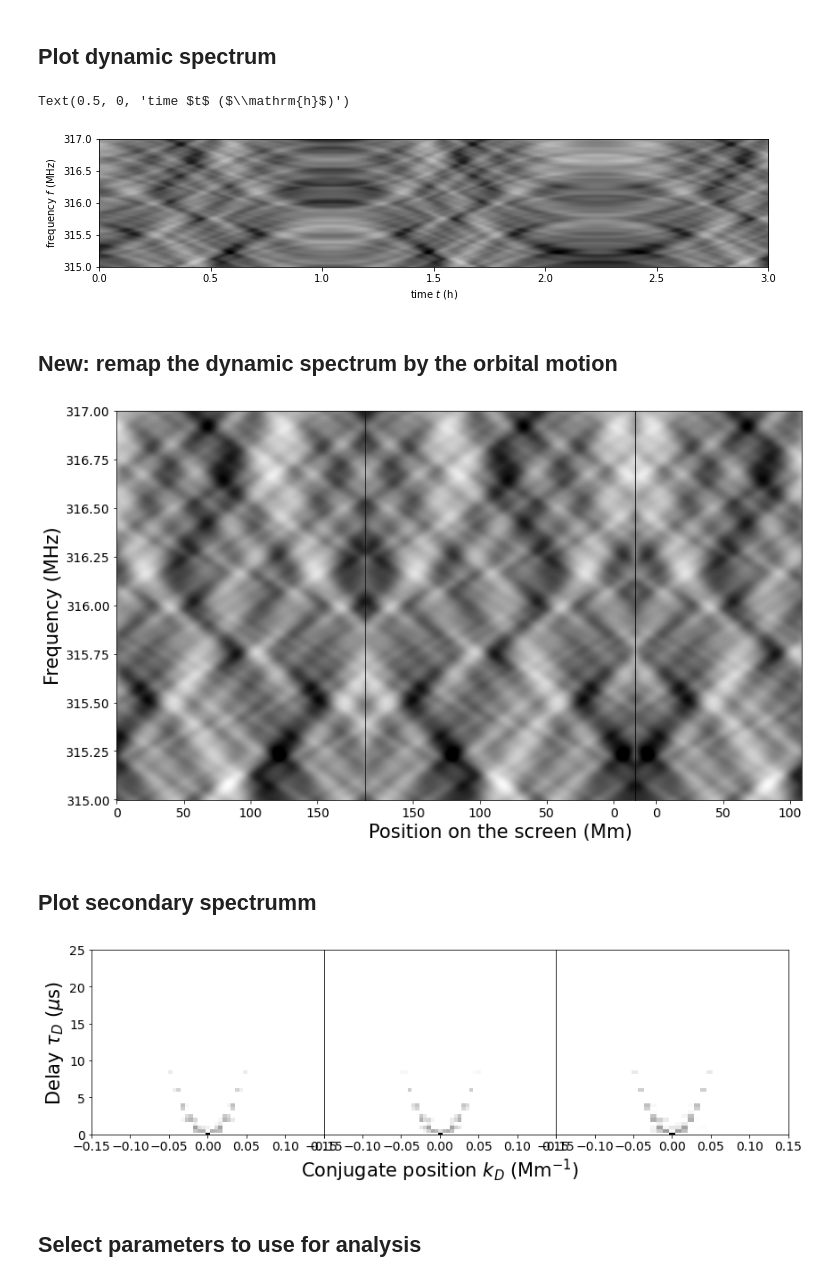
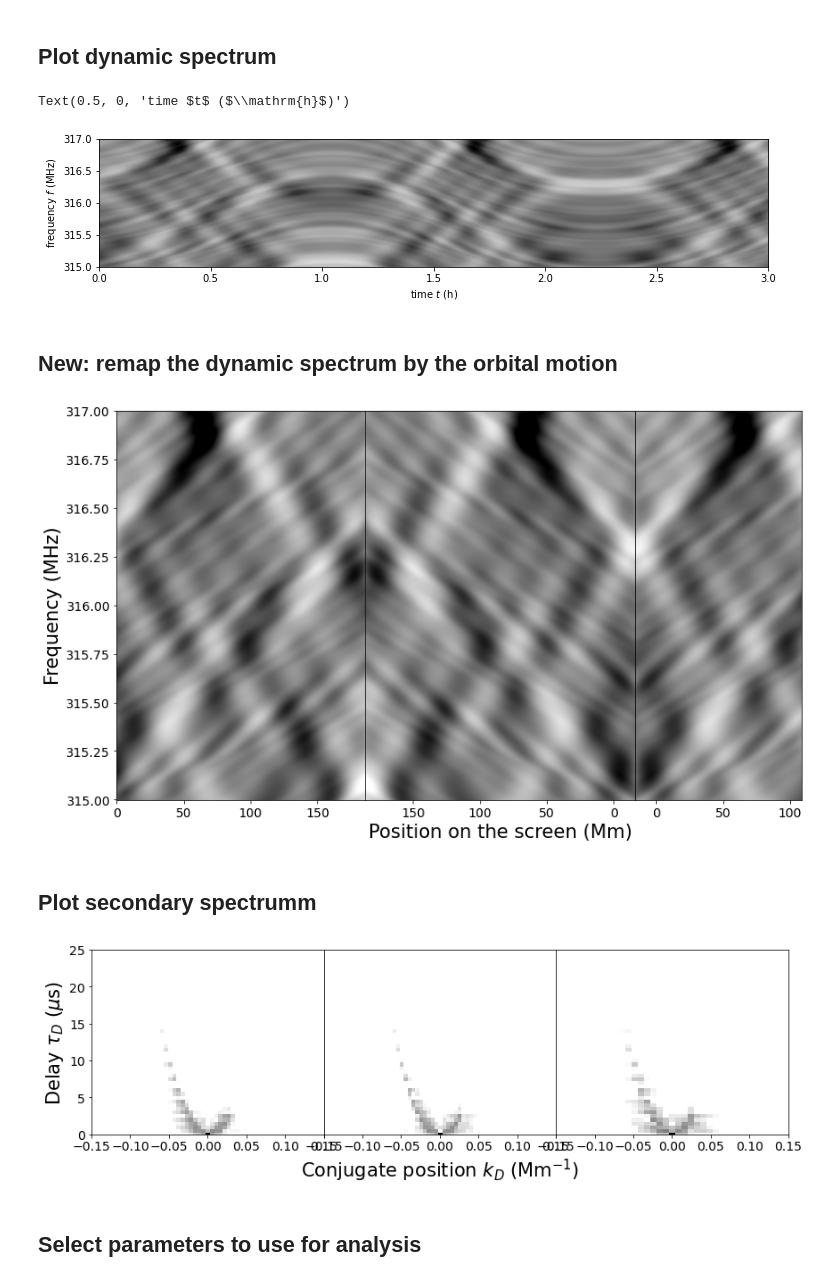
Before and after one commit to notriemann/Phases, a Jupyter notebook: Phase_simulator.ipynb, the cells around one changed output. Saved outputs shown, nothing was run; the diff lists cells and outputs as text; code cells hidden in the pictures.

```diff
--- a/Phase_simulator.ipynb
+++ b/Phase_simulator.ipynb
@@ -69,7 +69,7 @@ scr_v = -10. * u.km / u.s
 p_pos = np.array([0,0,0]) * u.au
 e_pos = np.array([0,0,0]) * u.au
 N1 = 19
-screen1_pos = np.linspace(-2, 2, N1) << u.au
+screen1_pos = np.linspace(-2, 0.7, N1) << u.au
 
 #screen 1 sigma and magnification amplitude
 sig1 = 1.
@@ -175,7 +175,7 @@ plt.ylabel(rf"frequency $f$ ({fs.unit.to_string('latex')})")
 plt.xlabel(rf"time $t$ ({ts.unit.to_string('latex')})")
 # %% [output]
 Text(0.5, 0, 'time $t$ ($\\mathrm{h}$)')
-[figure, old version]
+[figure, new version]
 # %% [markdown]
 ## New: remap the dynamic spectrum by the orbital motion
 # %%
@@ -223,7 +223,7 @@ for i, (x, ax) in enumerate(zip(res_pos, axes)):
 plt.tight_layout()
 plt.show()
 # %% [output]
-[figure, old version]
+[figure, new version]
 # %% [markdown]
 ## Plot secondary spectrumm
 # %%
@@ -250,35 +250,35 @@ for i in range(len(res_t)):
     plt.tick_params(axis='both', which='major', labelsize=14)
 
     alpha_nu = 0.25
     alpha_t = 0.5  # Bit larger so nu-t transform also is OK.
     taper = (tukey(res_dyn[i].shape[-1], alpha=alpha_nu)
              * tukey(res_dyn[i].shape[0], alpha=alpha_t)[:, np.newaxis])
 
     ds_tap = (res_dyn[i] - 1.) * taper + 1.
 
     conjspec = np.fft.fft2( ds_tap / ds_tap.mean() )
     conjspec /= conjspec[0, 0]
     conjspec = np.fft.fftshift(conjspec)
 
     taus = np.fft.fftshift(np.fft.fftfreq(fs.size, fs[1]-fs[0])).to(u.us)
     fds = np.fft.fftshift(np.fft.fftfreq(res_t[i].size,  res_t[i][1] - res_t[i][0]  )).to(u.mHz)
     fds = np.fft.fftshift(np.fft.fftfreq(res_pos[i].size,  res_pos[i][1] - res_pos[i][0]  )).to(1/u.Mm)
     SS = np.abs(conjspec)**2
 
     if i == 1:
         conjugate_stuff += [ fds, taus, SS]
 
 
     plt.imshow(SS,
-       norm=LogNorm(vmin=1.e-5, vmax=1.),
+       norm=LogNorm(vmin=1.e-6, vmax=1.),
        origin='lower',
        aspect='auto',
        cmap='gray_r', extent=axis_extent(fds) + axis_extent(taus))
     plt.ylim(0,25)
     xlimit = 0.15
     plt.xlim((- xlimit , xlimit))
 # %% [output]
-[figure, old version]
+[figure, new version]
 # %% [markdown]
 ## Select parameters to use for analysis
 # %%
```
Also changed, not shown: parts of 37 cells of this notebook.
